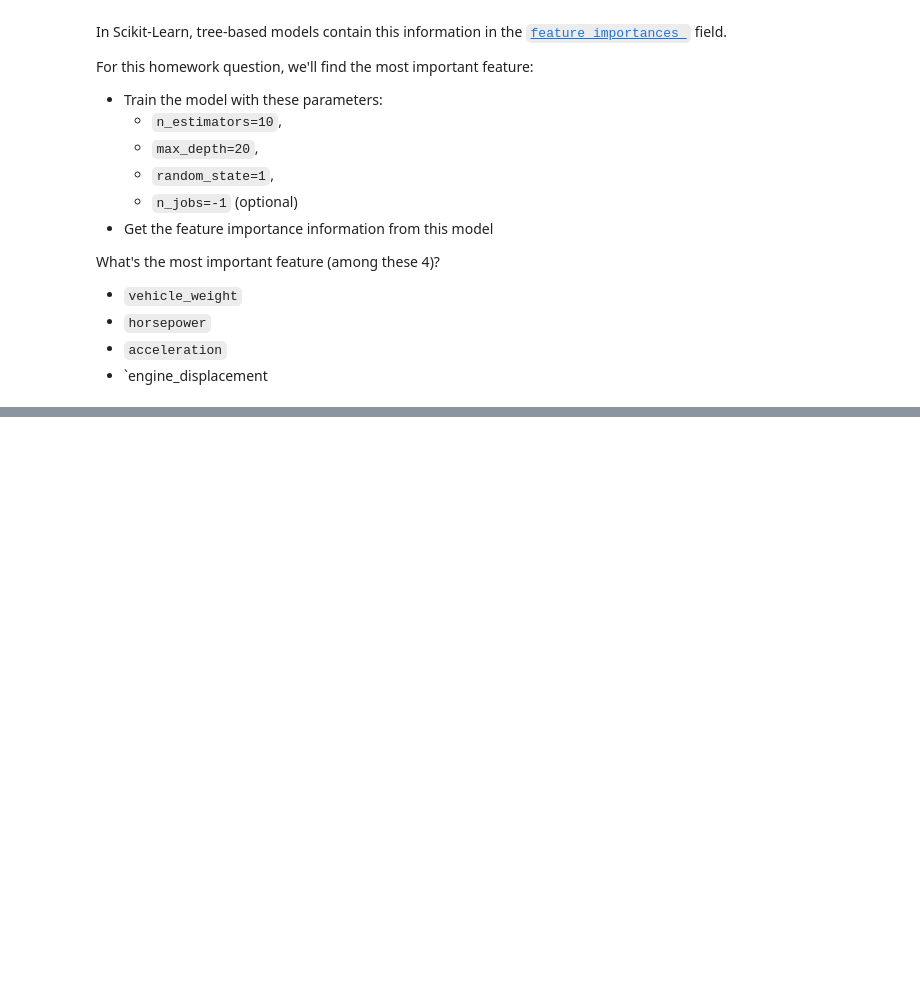
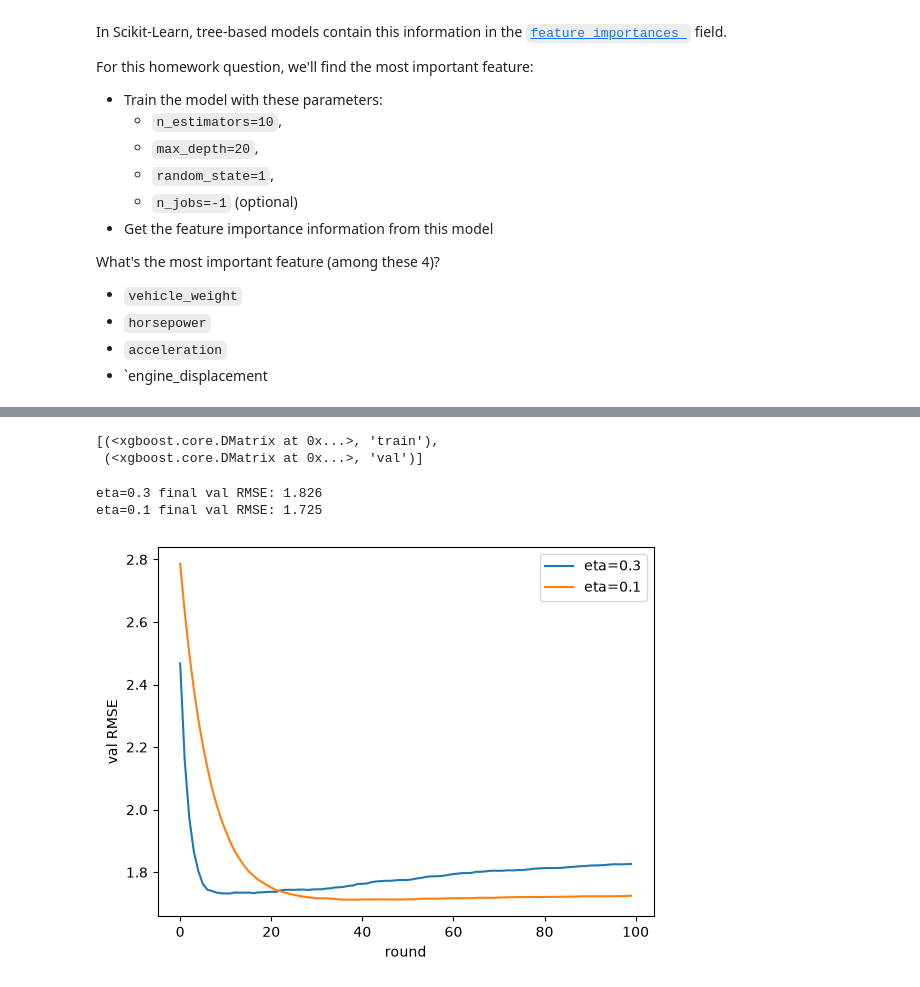
Before and after one commit to foroghakbari/zoomcamp_ml, a Jupyter notebook: trees/trees-hwk.ipynb, the cells around one changed output, grey strips where cells are left out. Drawn from its saved outputs; the diff is of its cells as text; code cells hidden in the pictures; blank space fills up the shorter version.

```diff
--- a/trees/trees-hwk.ipynb
+++ b/trees/trees-hwk.ipynb
@@ -233,0 +318,10 @@ Which eta leads to the best RMSE score on the validation dataset?
+# %%
+rf = RandomForestRegressor(n_estimators=10, max_depth=20, random_state=1, n_jobs=-1)
+rf.fit(X_train, Y_train)
+
+importances = pd.DataFrame({
+    'feature': dv.get_feature_names_out(),
+    'importance': rf.feature_importances_
+}).sort_values('importance', ascending=False)
+
+print(importances.head(10))
@@ -233,0 +375,3 @@ Which eta leads to the best RMSE score on the validation dataset?
+# %%
+features = dv.get_feature_names_out().tolist()
+print(features)
@@ -233,0 +380,3 @@ Which eta leads to the best RMSE score on the validation dataset?
+# %%
+dtrain = xgb.DMatrix(X_train, label=Y_train, feature_names=features)
+dval = xgb.DMatrix(X_val, label=Y_val, feature_names=features)
@@ -233,0 +395,2 @@ Which eta leads to the best RMSE score on the validation dataset?
+# %%
+model = xgb.train(xgb_params, dtrain, num_boost_round=100, evals=[(dval, 'val')], early_stopping_rounds=10)
@@ -233,0 +415,6 @@ Which eta leads to the best RMSE score on the validation dataset?
+# %%
+watchlist = [(dtrain, 'train'), (dval, 'val')]
+watchlist
+# %% [output]
+[(<xgboost.core.DMatrix at 0x...>, 'train'),
+ (<xgboost.core.DMatrix at 0x...>, 'val')]
@@ -233,0 +423,36 @@ Which eta leads to the best RMSE score on the validation dataset?
+# %%
+dtrain = xgb.DMatrix(X_train, label=Y_train, feature_names=features)
+dval = xgb.DMatrix(X_val, label=Y_val, feature_names=features)
+watchlist = [(dtrain, 'train'), (dval, 'val')]
+
+def train_xgb(eta):
+    params = {
+        'eta': eta,
+        'max_depth': 6,
+        'min_child_weight': 1,
+        'objective': 'reg:squarederror',
+        'nthread': 8,
+        'seed': 1,
+        'verbosity': 1,
+    }
+    results = {}
+    model = xgb.train(params, dtrain, num_boost_round=100,
+                      evals=watchlist, evals_result=results, verbose_eval=False)
+    return model, results
+
+model_03, res_03 = train_xgb(0.3)
+model_01, res_01 = train_xgb(0.1)
+
+print('eta=0.3 final val RMSE:', round(res_03['val']['rmse'][-1], 3))
+print('eta=0.1 final val RMSE:', round(res_01['val']['rmse'][-1], 3))
+
+plt.plot(res_03['val']['rmse'], label='eta=0.3')
+plt.plot(res_01['val']['rmse'], label='eta=0.1')
+plt.xlabel('round')
+plt.ylabel('val RMSE')
+plt.legend()
+plt.show()
+# %% [output]
+eta=0.3 final val RMSE: 1.826
+eta=0.1 final val RMSE: 1.725
+[figure, added]
```
Also changed, not shown: parts of 24 cells of this notebook, 2 other files.
